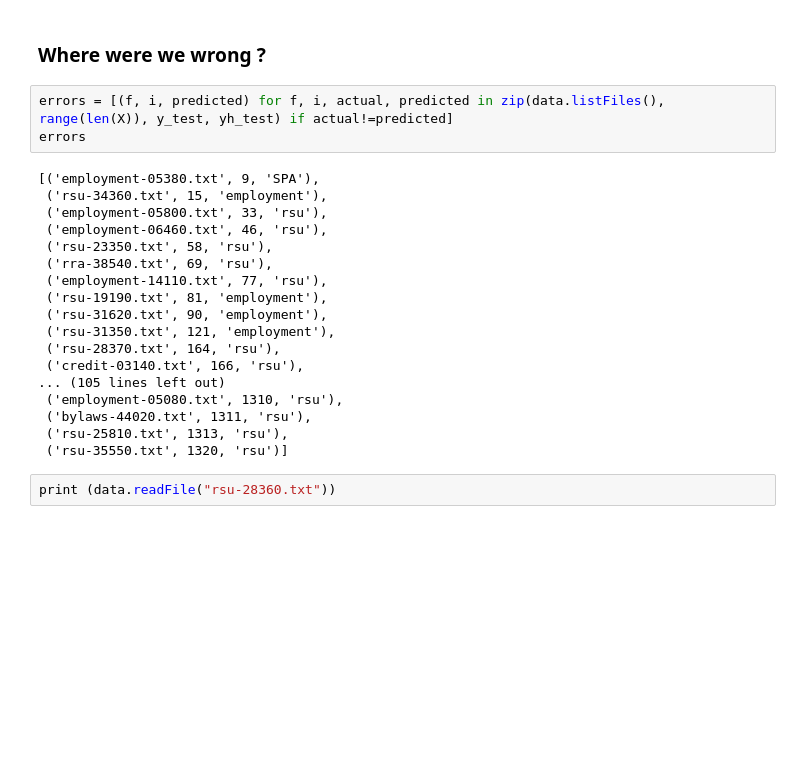
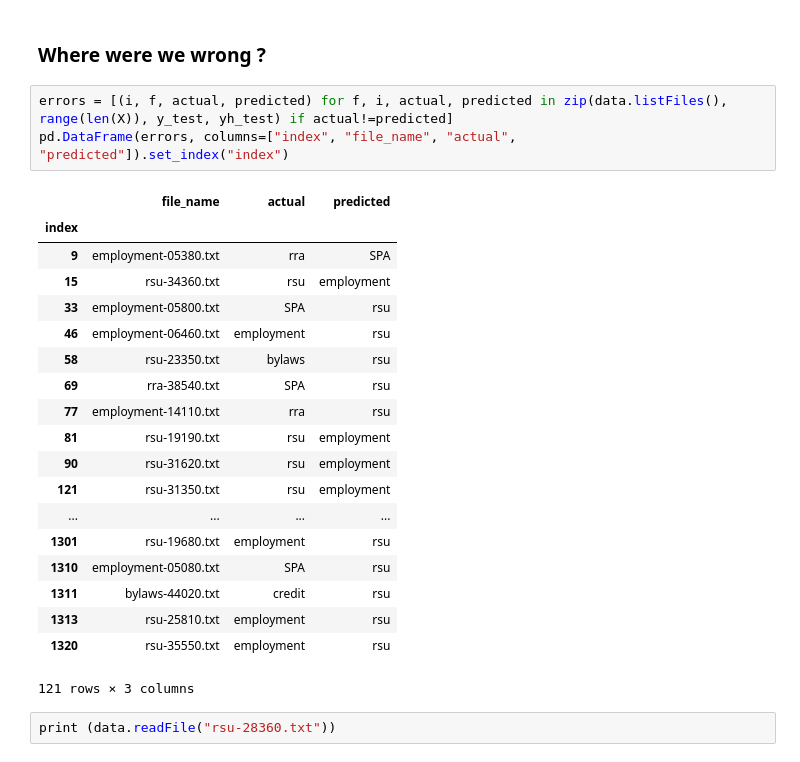
Before and after one commit to urigoren/nlp_classification_workshop, a Jupyter notebook: notebooks/03 - classification.ipynb, the cells around one changed output. Cells and saved outputs as stored; diff of their text form; blank space fills up the shorter version.

```diff
--- a/notebooks/03 - classification.ipynb
+++ b/notebooks/03 - classification.ipynb
@@ -133,26 +133,28 @@ Top ten words for rsu
 # %% [markdown]
 ### Where were we wrong ?
 # %%
-errors = [(f, i, predicted) for f, i, actual, predicted in zip(data.listFiles(), range(len(X)), y_test, yh_test) if actual!=predicted]
-errors
+errors = [(i, f, actual, predicted) for f, i, actual, predicted in zip(data.listFiles(), range(len(X)), y_test, yh_test) if actual!=predicted]
+pd.DataFrame(errors, columns=["index", "file_name", "actual", "predicted"]).set_index("index")
 # %% [output]
+|  | file_name | actual | predicted |
+| index |  |  |  |
+| 9 | employment-05380.txt | rra | SPA |
+| 15 | rsu-34360.txt | rsu | employment |
+| 33 | employment-05800.txt | SPA | rsu |
+| 46 | employment-06460.txt | employment | rsu |
+| 58 | rsu-23350.txt | bylaws | rsu |
+| 69 | rra-38540.txt | SPA | rsu |
+| 77 | employment-14110.txt | rra | rsu |
+| 81 | rsu-19190.txt | rsu | employment |
+| 90 | rsu-31620.txt | rsu | employment |
+| 121 | rsu-31350.txt | rsu | employment |
+| ... | ... | ... | ... |
+| 1301 | rsu-19680.txt | employment | rsu |
+| 1310 | employment-05080.txt | SPA | rsu |
+| 1311 | bylaws-44020.txt | credit | rsu |
+| 1313 | rsu-25810.txt | employment | rsu |
+| 1320 | rsu-35550.txt | employment | rsu |
-[('employment-05380.txt', 9, 'SPA'),
- ('rsu-34360.txt', 15, 'employment'),
- ('employment-05800.txt', 33, 'rsu'),
- ('employment-06460.txt', 46, 'rsu'),
- ('rsu-23350.txt', 58, 'rsu'),
- ('rra-38540.txt', 69, 'rsu'),
- ('employment-14110.txt', 77, 'rsu'),
- ('rsu-19190.txt', 81, 'employment'),
- ('rsu-31620.txt', 90, 'employment'),
- ('rsu-31350.txt', 121, 'employment'),
- ('rsu-28370.txt', 164, 'rsu'),
- ('credit-03140.txt', 166, 'rsu'),
-... (105 lines left out)
- ('employment-05080.txt', 1310, 'rsu'),
- ('bylaws-44020.txt', 1311, 'rsu'),
- ('rsu-25810.txt', 1313, 'rsu'),
- ('rsu-35550.txt', 1320, 'rsu')]
+121 rows × 3 columns
 # %%
 print (data.readFile("rsu-28360.txt"))
 # %% [output]
```
